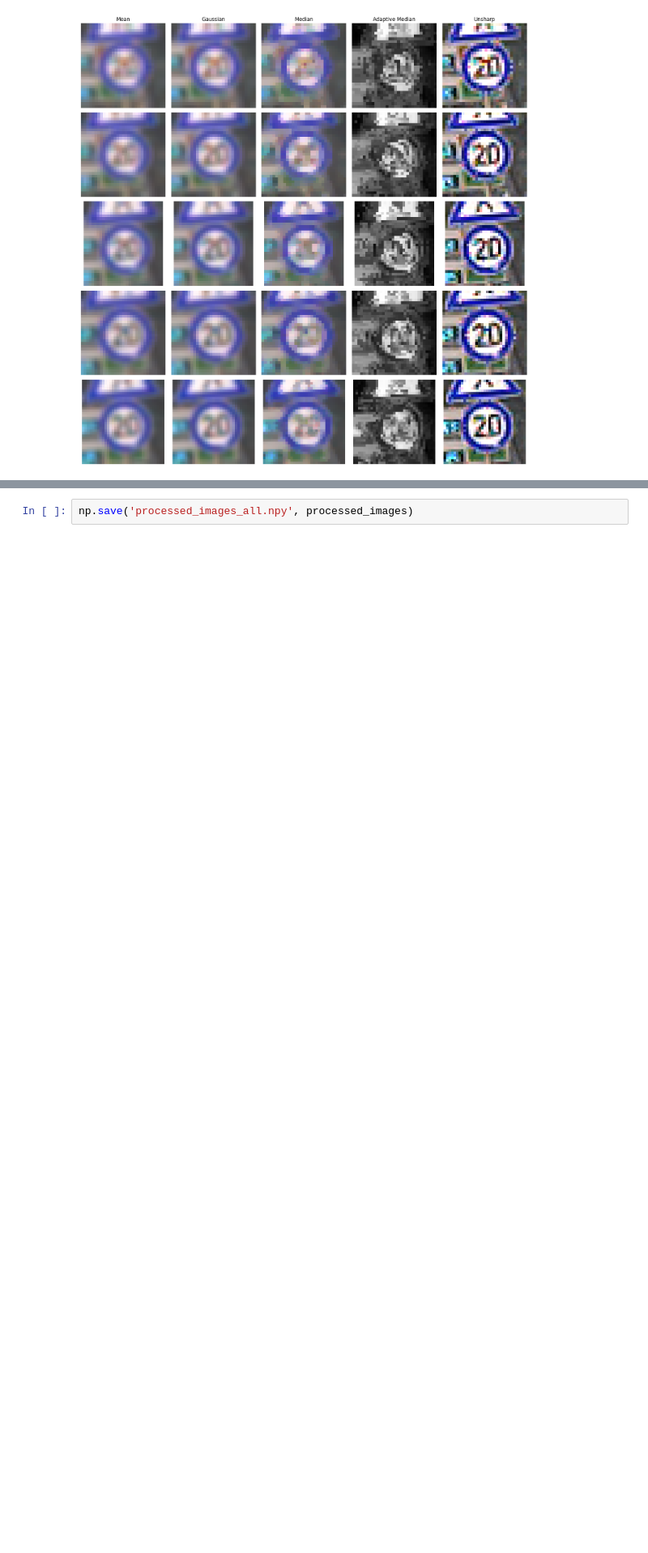
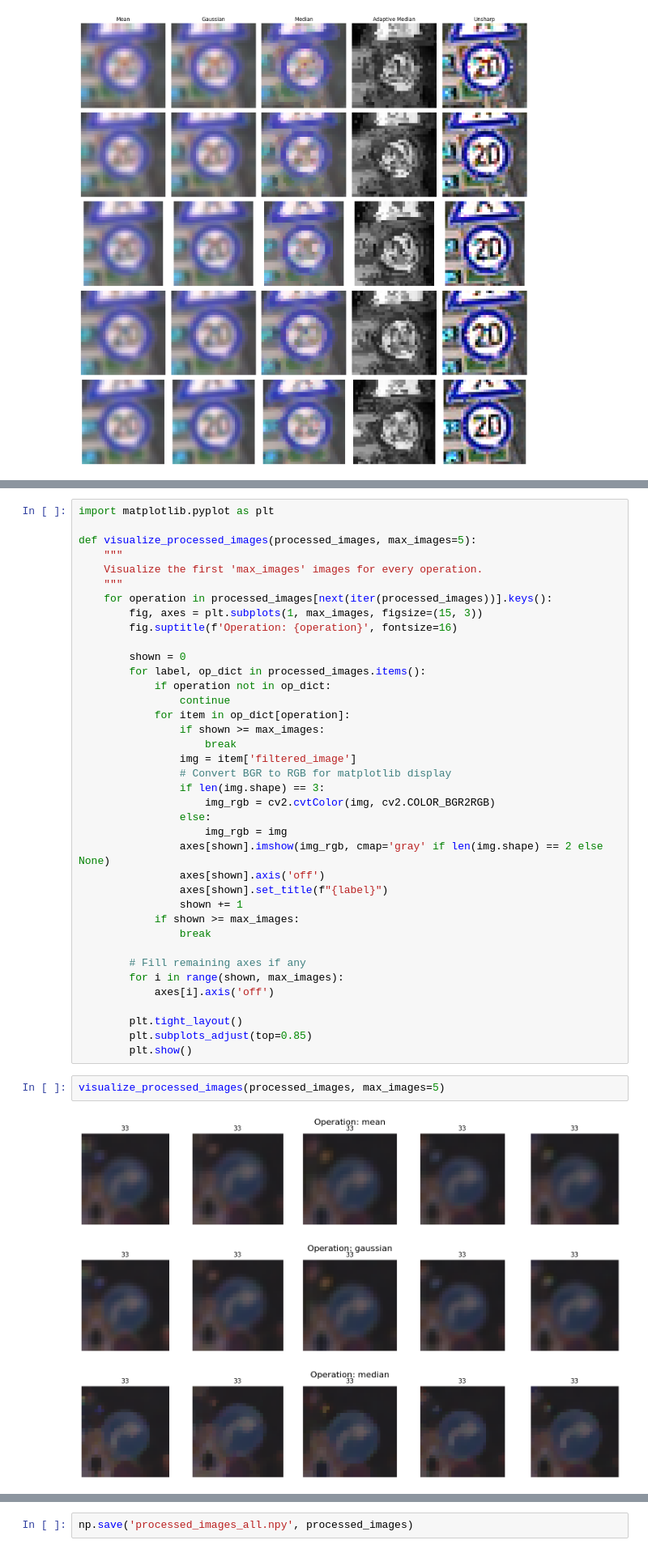
Before and after one commit to AzeemChaudhry/Traffic-Sign-Classification, a Jupyter notebook: TSC.ipynb, the cells around one changed output, grey strips where cells are left out. Shown at 81% size. Cells and saved outputs as stored; diff of their text form; blank space fills up the shorter version.

```diff
--- a/TSC.ipynb
+++ b/TSC.ipynb
@@ -295,3 +282,47 @@ for label, image_list in images.items():
 
 # Optionally: Save to .npy or write images to disk
 # np.save('processed_images_all.npy', processed_images)
+# %%
+import matplotlib.pyplot as plt
+
+def visualize_processed_images(processed_images, max_images=5):
+    """
+    Visualize the first 'max_images' images for every operation.
+    """
+    for operation in processed_images[next(iter(processed_images))].keys():
+        fig, axes = plt.subplots(1, max_images, figsize=(15, 3))
+        fig.suptitle(f'Operation: {operation}', fontsize=16)
+
+        shown = 0
+        for label, op_dict in processed_images.items():
+            if operation not in op_dict:
+                continue
+            for item in op_dict[operation]:
+                if shown >= max_images:
+                    break
+                img = item['filtered_image']
+                # Convert BGR to RGB for matplotlib display
+                if len(img.shape) == 3:
+                    img_rgb = cv2.cvtColor(img, cv2.COLOR_BGR2RGB)
+                else:
+                    img_rgb = img
+                axes[shown].imshow(img_rgb, cmap='gray' if len(img.shape) == 2 else None)
+                axes[shown].axis('off')
+                axes[shown].set_title(f"{label}")
+                shown += 1
+            if shown >= max_images:
+                break
+
+        # Fill remaining axes if any
+        for i in range(shown, max_images):
+            axes[i].axis('off')
+
+        plt.tight_layout()
+        plt.subplots_adjust(top=0.85)
+        plt.show()
+# %%
+visualize_processed_images(processed_images, max_images=5)
+# %% [output]
+[figure, added]
+[figure, added]
+[figure, added]
```
Also changed, not shown: parts of 3 cells of this notebook.
